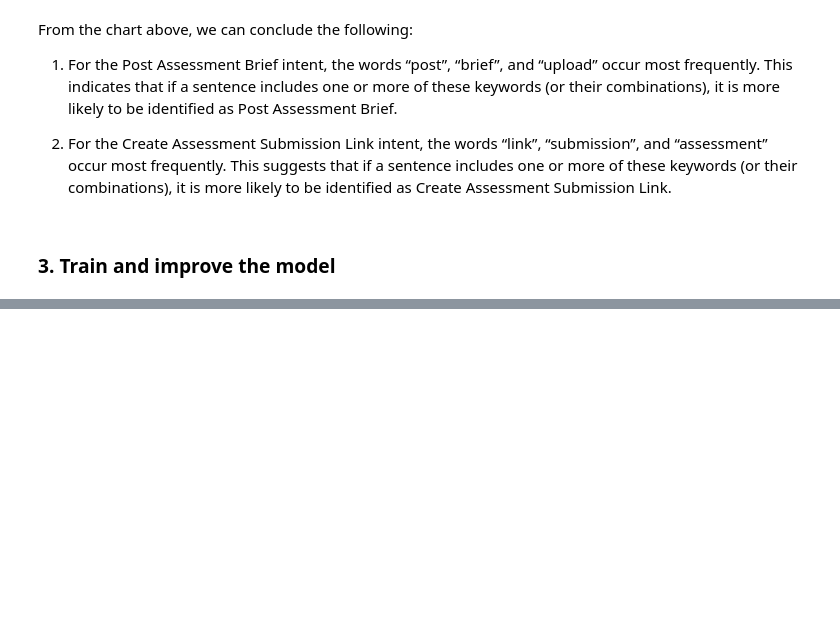
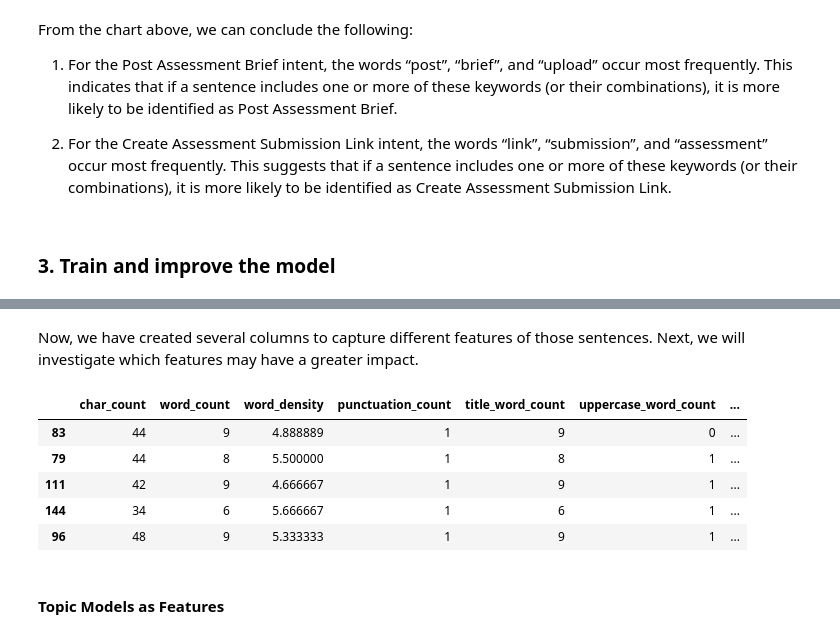
Before and after one commit to KimHLU/ai_tool, a Jupyter notebook: main.ipynb, the cells around one changed output, grey strips where cells are left out. Cells and saved outputs as stored; diff of their text form; code cells hidden in the pictures; blank space fills up the shorter version.

```diff
--- a/main.ipynb
+++ b/main.ipynb
@@ -152,0 +258,20 @@ y= df['Intent']
+# %% [markdown]
+Now, we have created several columns to capture different features of those sentences. Next, we will investigate which features may have a greater impact.
+# %%
+cols = [
+    'char_count', 'word_count', 'word_density',
+    'punctuation_count', 'title_word_count',
+    'uppercase_word_count', 'adj_count',
+    'adv_count', 'noun_count', 'num_count',
+    'pron_count', 'propn_count', 'verb_count']
+
+df[cols].sample(5)
+# %% [output]
+|  | char_count | word_count | word_density | punctuation_count | title_word_count | uppercase_word_count | ... |
+| 83 | 44 | 9 | 4.888889 | 1 | 9 | 0 | ... |
+| 79 | 44 | 8 | 5.500000 | 1 | 8 | 1 | ... |
+| 111 | 42 | 9 | 4.666667 | 1 | 9 | 1 | ... |
+| 144 | 34 | 6 | 5.666667 | 1 | 6 | 1 | ... |
+| 96 | 48 | 9 | 5.333333 | 1 | 9 | 1 | ... |
+# %% [markdown]
+#### Topic Models as Features
```
Also changed, not shown: parts of 57 cells of this notebook, 8 other files.
